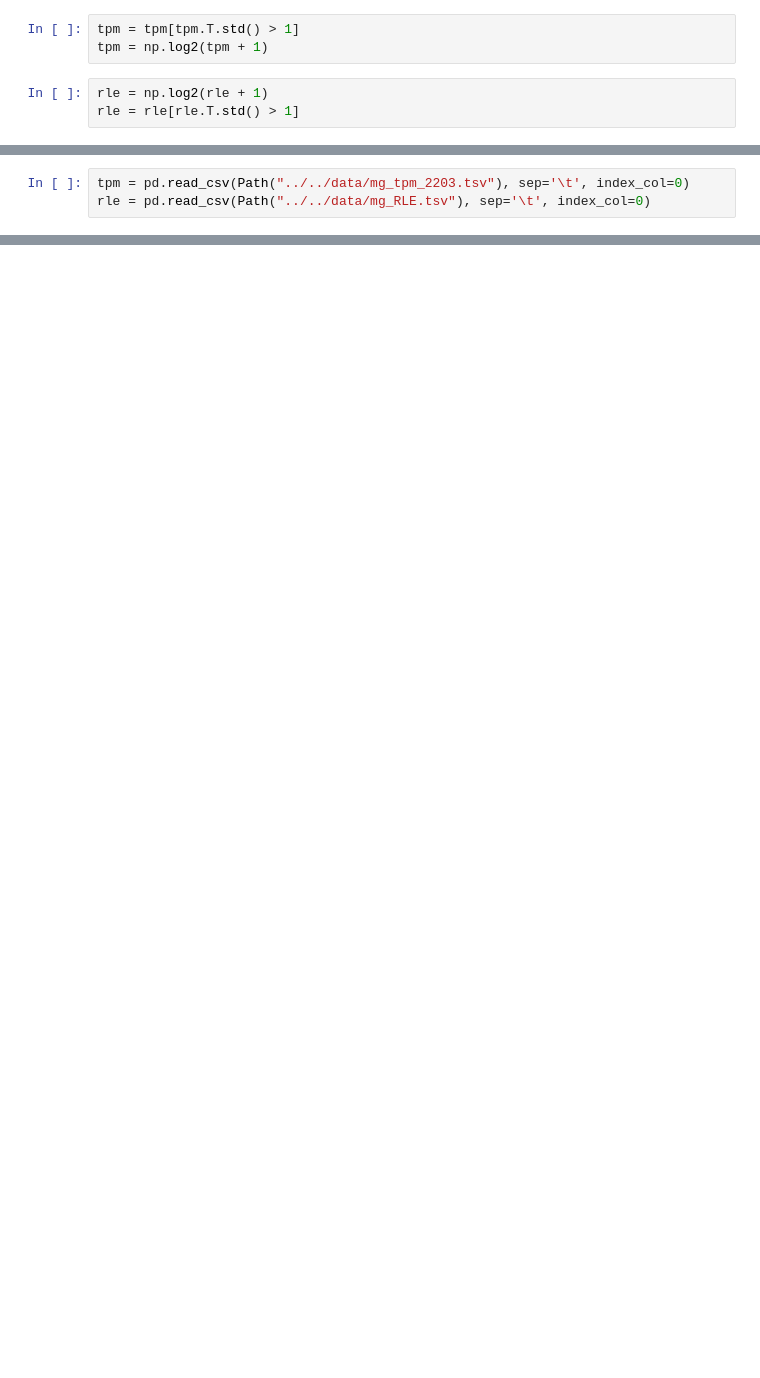
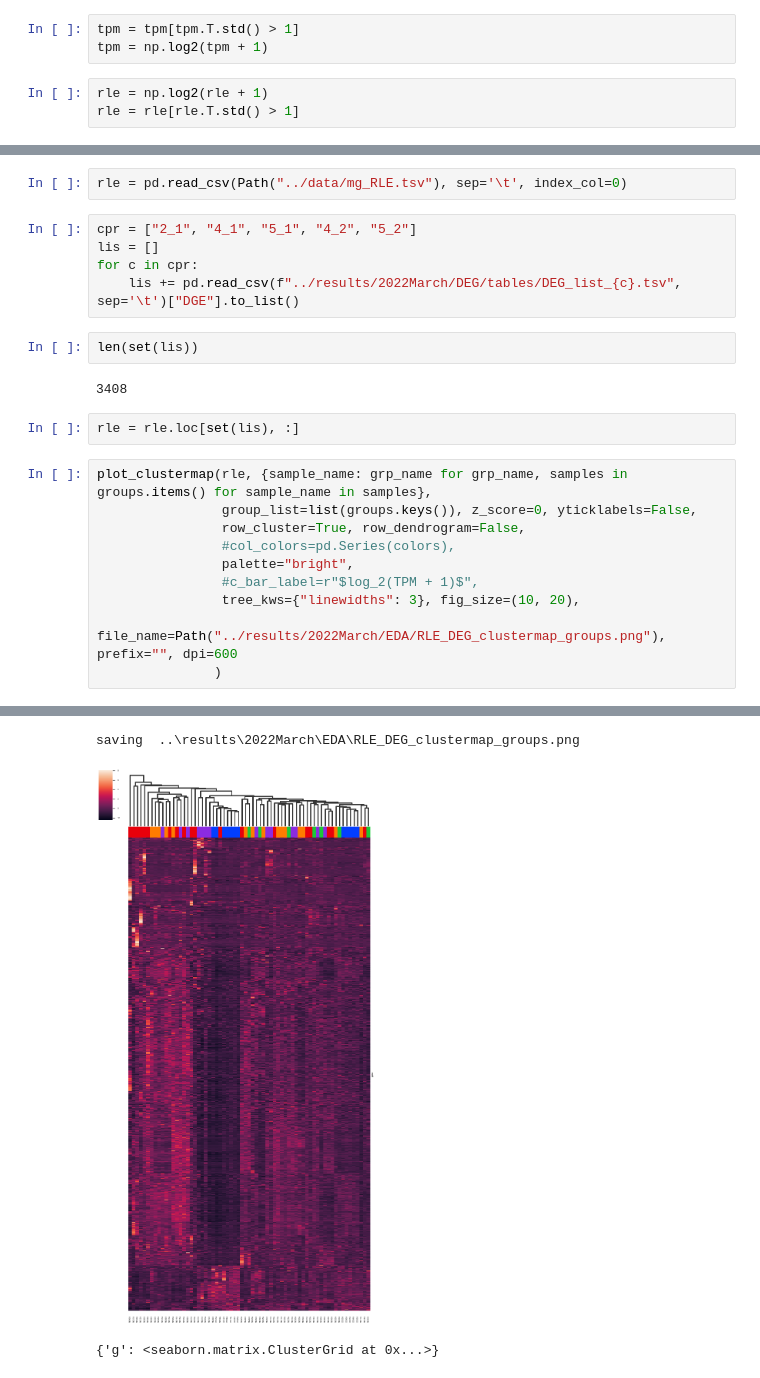
Before and after one commit to qwerty239qwe/blood_rna_analysis, a Jupyter notebook: src/2_visualize_data.ipynb, the cells around one changed output, grey strips where cells are left out. Saved outputs shown, nothing was run; the diff lists cells and outputs as text; blank space fills up the shorter version.

```diff
--- a/src/2_visualize_data.ipynb
+++ b/src/2_visualize_data.ipynb
@@ -130,3 +120,24 @@ def transform_func(x):
 # %%
-tpm = pd.read_csv(Path("../../data/mg_tpm_2203.tsv"), sep='\t', index_col=0)
-rle = pd.read_csv(Path("../../data/mg_RLE.tsv"), sep='\t', index_col=0)
+rle = pd.read_csv(Path("../data/mg_RLE.tsv"), sep='\t', index_col=0)
+# %%
+cpr = ["2_1", "4_1", "5_1", "4_2", "5_2"]
+lis = []
+for c in cpr:
+    lis += pd.read_csv(f"../results/2022March/DEG/tables/DEG_list_{c}.tsv", sep='\t')["DGE"].to_list()
+# %%
+len(set(lis))
+# %% [output]
+3408
+# %%
+rle = rle.loc[set(lis), :]
+# %%
+plot_clustermap(rle, {sample_name: grp_name for grp_name, samples in groups.items() for sample_name in samples},
+                group_list=list(groups.keys()), z_score=0, yticklabels=False,
+                row_cluster=True, row_dendrogram=False,
+                #col_colors=pd.Series(colors),
+                palette="bright",
+                #c_bar_label=r"$log_2(TPM + 1)$",
+                tree_kws={"linewidths": 3}, fig_size=(10, 20),
+                file_name=Path("../results/2022March/EDA/RLE_DEG_clustermap_groups.png"), prefix="", dpi=600
+               )
+# %% [output]
@@ -133 +145,4 @@ rle = pd.read_csv(Path("../../data/mg_RLE.tsv"), sep='\t', index_col=0)
+saving  ..\results\2022March\EDA\RLE_DEG_clustermap_groups.png
+[figure, added]
+{'g': <seaborn.matrix.ClusterGrid at 0x...>}
 # %%
```
Also changed, not shown: parts of 17 cells of this notebook, 10 other files.
